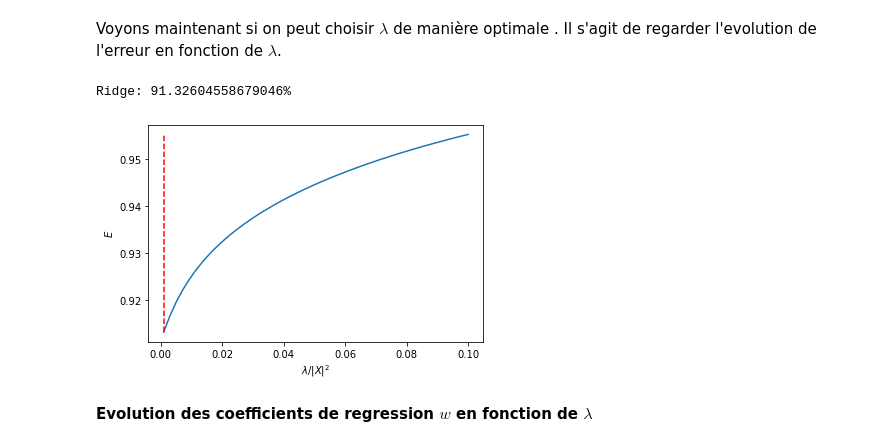
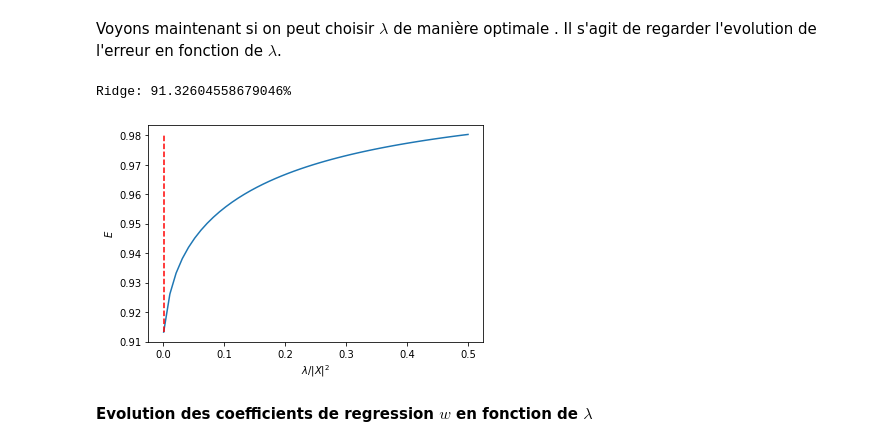
Before and after one commit to MarleneChevalier/Optimisation, a Jupyter notebook: Projet_Optimisation.ipynb, the cells around one changed output. Drawn from its saved outputs; the diff is of its cells as text; code cells hidden in the pictures.

```diff
--- a/Projet_Optimisation.ipynb
+++ b/Projet_Optimisation.ipynb
@@ -383,24 +322,0 @@ Test pour différentes valeurs $\tau$.
-# %%
-niter = 5
-flist = np.zeros((niter,1))
-tau_mult = [.1, .5, 1, 1.5, 1.8]
-xopt = np.linalg.solve(X_train.transpose().dot(X_train), X_train.transpose().dot(Y_train))
-plt.clf
-fig, (ax1, ax2) = plt.subplots(2, 1)
-for itau in range(4):
-    tau = tau_mult[itau]/np.linalg.norm(X_train,2)**2
-    x = np.zeros((p_train,1))
-    for i in range(0,niter):
-        flist[i] = J(x)
-        x = x - tau*GradJ(x)
-    plt.subplot(2,1,1)
-    ax1.plot(flist)
-    ax1.axis('tight')
-    plt.title('f(x_k)')
-    plt.subplot(2,1,2)
-    e = np.log10(flist-f(xopt) +1e-20)
-    ax2.plot(e-e[0], label=str(tau_mult[itau]))
-    ax2.axis('tight')
-    leg = ax2.legend()
-    ax2.legend( str( tau_mult[itau] ) )
-    plt.title('$log(f(x_k)-min J)$')
@@ -422,11 +335,10 @@ Les coefficients solution peuvent s'écrire :
   $$ w0_{Ridge} = (X^\top X + \lambda \text{Id}_p )^{-1} X^\top Y, $$
   $$ w1_{Ridge} = X^\top ( XX^\top + \lambda \text{Id}_n)^{-1} Y, $$
 # %%
-#Lambda = .2*np.linalg.norm(X_train)**2;
-Lambda = 10000/p_train
+Lambda = .2*np.linalg.norm(X_train)**2;
+#Lambda = 10000/p_train
 
 w0_Ridge = np.linalg.solve( X_train.transpose().dot(X_train) + Lambda*np.eye(p_train), X_train.transpose().dot(Y_train) )
 u = np.linalg.solve( X_train.dot(X_train.transpose()) + Lambda*np.eye(n_train), Y_train )
 w1_Ridge = X_train.transpose().dot( u )
 print( ('l erreur relative entre w0_Ridge et w1_Ridge : ' + str( np.linalg.norm(w0_Ridge-w1_Ridge)/np.linalg.norm(w0_Ridge) ) ) )
-print('Lambda : ',Lambda)
@@ -442,29 +351,29 @@ Voyons maintenant si on peut choisir $\lambda$ de manière optimale . Il s'agit
 # %%
 q = 50
 lmax = np.linalg.norm(X_train,2)**2 # norme L2 de X_train
-lambda_list = lmax*np.linspace(.1,1e-3,q) # 50 valeurs de lambda
+lambda_list = lmax*np.linspace(0.001,0.5,q) # 50 valeurs de lambda
 X = np.zeros( (p_train,q) ) # initialisation de X (25,50) à 0
 E = np.zeros( (q,1) )# initialisation de E (50,1) à 0
 for i in np.arange(0,q):
     Lambda = lambda_list[i]
     x = np.linalg.solve(X_train.transpose().dot(X_train) + Lambda*np.eye(p_train), X_train.transpose().dot(Y_train) )
     X[:,i] = x.flatten() # bookkeeping
     E[i] = np.linalg.norm(X_train.dot(x)-Y_train) / np.linalg.norm(Y_train)
 # lambda optimal
 i = E.argmin()
 lambda0 = lambda_list[i]
 xRidge = X[:,i]
 print( 'Ridge: ' + str(E.min()*100) + '%' )
 # graphique des erreurs de prediction en fonction de lambda.
 plt.clf
 plt.plot(lambda_list/lmax, E)
 plt.plot( [lambda0/lmax,lambda0/lmax], [E.min(), E.max()], 'r--')
 plt.axis('tight')
 plt.xlabel('$\lambda/|X|^2$')
 plt.ylabel('$E$');
 # %% [output]
 Ridge: 91.32604558679046%
-[figure, old version]
+[figure, new version]
 # %% [markdown]
 __Evolution des coefficients de regression $w$ en fonction
 de $\lambda$__
```
Also changed, not shown: parts of 36 cells of this notebook.
